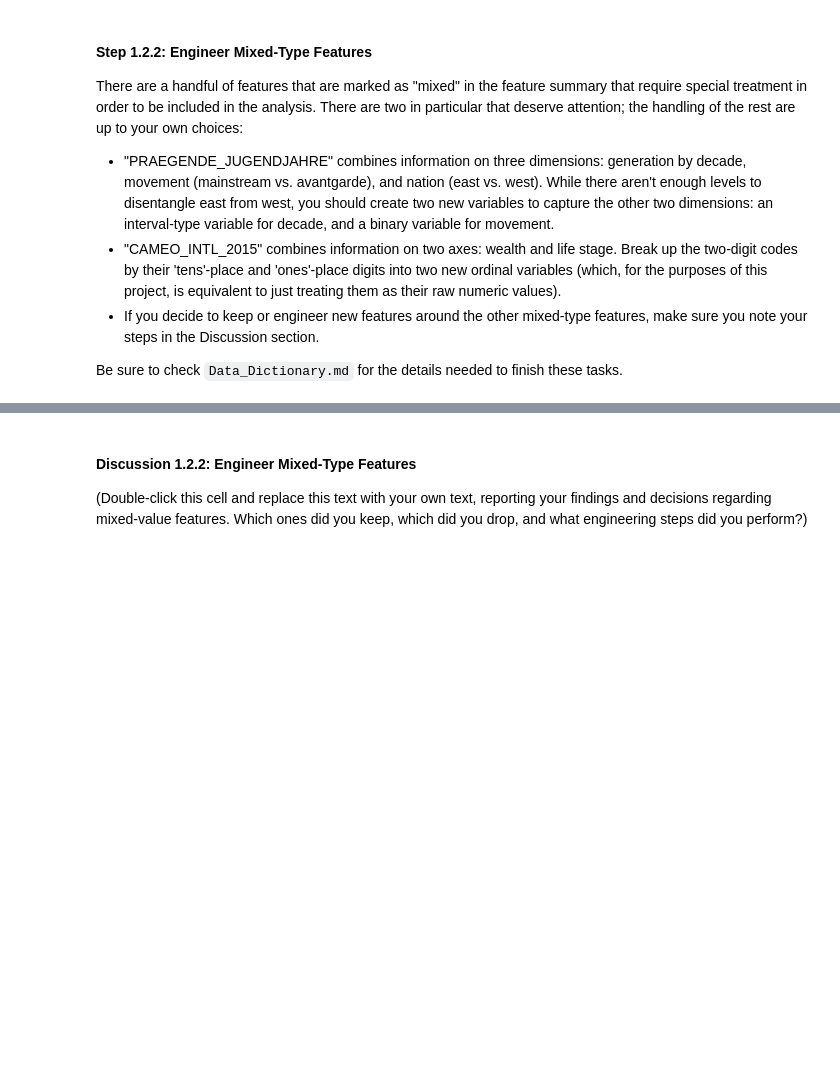
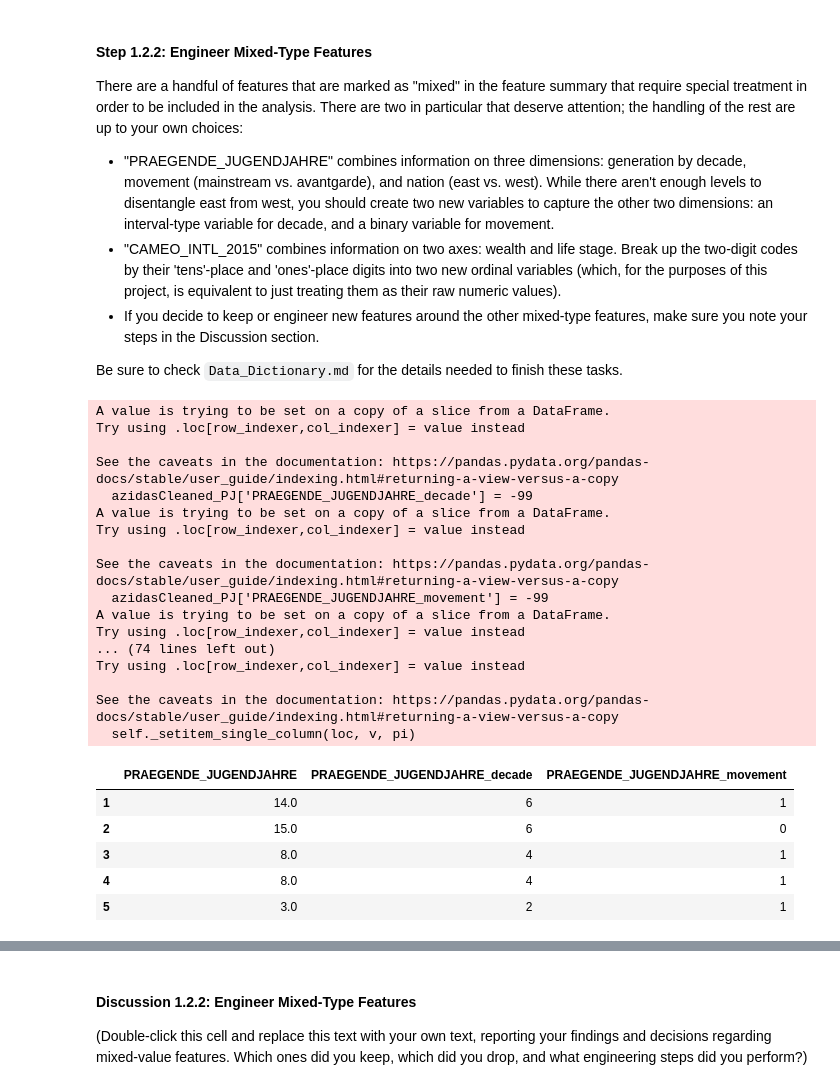
Before and after one commit to sstorm183/Unsupervised-Learning-Project, a Jupyter notebook: Identify_Customer_Segments.ipynb, the cells around one changed output, grey strips where cells are left out. Cells and saved outputs as stored; diff of their text form; code cells hidden in the pictures; blank space fills up the shorter version.

```diff
--- a/Identify_Customer_Segments.ipynb
+++ b/Identify_Customer_Segments.ipynb
@@ -390,3 +390,6 @@ azidasCleaned_ohe = pd.get_dummies(azidasCleaned_ohe)
 azidasCleaned_ohe = azidasCleaned_ohe.apply(pd.to_numeric, errors='coerce')
 # %%
 # Re-encode categorical variable(s) to be kept in the analysis.
+ostWestDict = {'W': 0, 'O': 1}
+azidasCleaned['OST_WEST_KZ'].replace(ostWestDict, inplace=True)
+azidasCleaned['OST_WEST_KZ'].unique()
@@ -409,0 +418,37 @@ Be sure to check `Data_Dictionary.md` for the details needed to finish these tas
+# %%
+# Investigate "PRAEGENDE_JUGENDJAHRE" and engineer two new variables.
+azidasCleaned_PJ = azidasCleaned[['PRAEGENDE_JUGENDJAHRE']]
+azidasCleaned_PJ['PRAEGENDE_JUGENDJAHRE_decade'] = -99
+azidasCleaned_PJ['PRAEGENDE_JUGENDJAHRE_movement'] = -99
+
+dictPRAEGENDE_JUGENDJAHRE = {0:[0,0], 1:[1,1], 2:[1,0], 3:[2,1], 4:[2,0], 5:[3,1], 6:[3,0], 7:[3,0],
+                            8:[4,1], 9:[4,0], 10:[5,1], 11:[5,0], 12:[5,1], 13:[5,0], 14:[6,1], 15:[6,0]}
+
+for remapCount in range(0, len(dictPRAEGENDE_JUGENDJAHRE)):
+    azidasCleaned_PJ.loc[azidasCleaned_PJ['PRAEGENDE_JUGENDJAHRE']==remapCount, ['PRAEGENDE_JUGENDJAHRE_decade', 'PRAEGENDE_JUGENDJAHRE_movement']] = dictPRAEGENDE_JUGENDJAHRE[remapCount]
+
+azidasCleaned_PJ.head()
+# %% [output]
+A value is trying to be set on a copy of a slice from a DataFrame.
+Try using .loc[row_indexer,col_indexer] = value instead
+
+See the caveats in the documentation: https://pandas.pydata.org/pandas-docs/stable/user_guide/indexing.html#returning-a-view-versus-a-copy
+  azidasCleaned_PJ['PRAEGENDE_JUGENDJAHRE_decade'] = -99
+A value is trying to be set on a copy of a slice from a DataFrame.
+Try using .loc[row_indexer,col_indexer] = value instead
+
+See the caveats in the documentation: https://pandas.pydata.org/pandas-docs/stable/user_guide/indexing.html#returning-a-view-versus-a-copy
+  azidasCleaned_PJ['PRAEGENDE_JUGENDJAHRE_movement'] = -99
+A value is trying to be set on a copy of a slice from a DataFrame.
+Try using .loc[row_indexer,col_indexer] = value instead
+... (74 lines left out)
+Try using .loc[row_indexer,col_indexer] = value instead
+
+See the caveats in the documentation: https://pandas.pydata.org/pandas-docs/stable/user_guide/indexing.html#returning-a-view-versus-a-copy
+  self._setitem_single_column(loc, v, pi)
+|  | PRAEGENDE_JUGENDJAHRE | PRAEGENDE_JUGENDJAHRE_decade | PRAEGENDE_JUGENDJAHRE_movement |
+| 1 | 14.0 | 6 | 1 |
+| 2 | 15.0 | 6 | 0 |
+| 3 | 8.0 | 4 | 1 |
+| 4 | 8.0 | 4 | 1 |
+| 5 | 3.0 | 2 | 1 |
```
Also changed, not shown: parts of 23 cells of this notebook.
